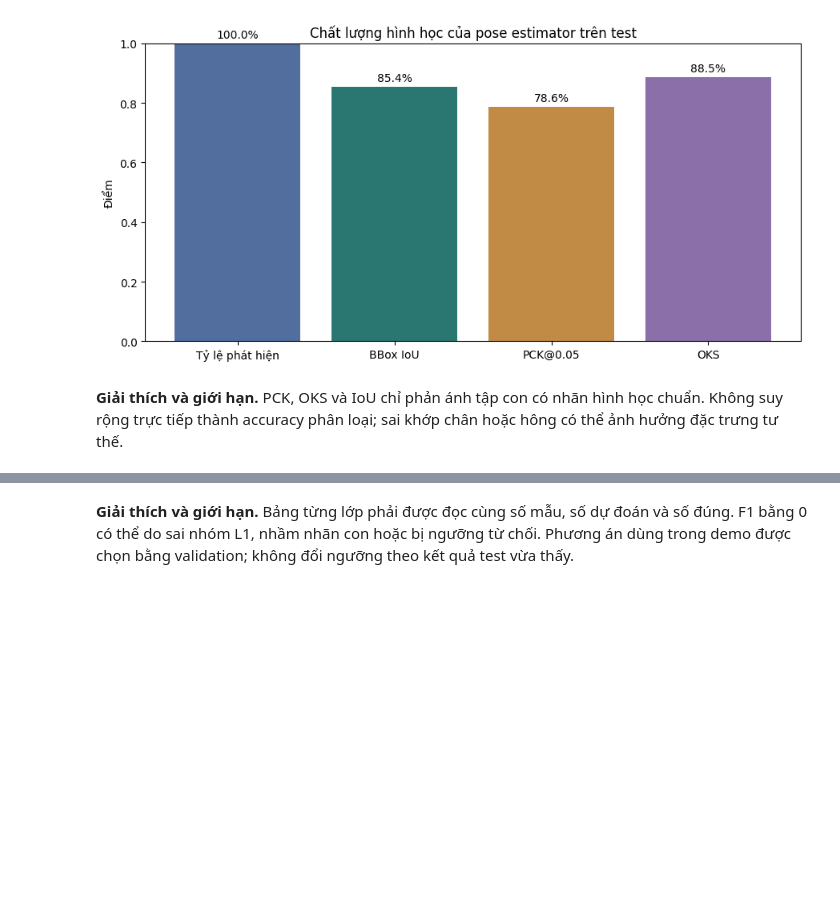
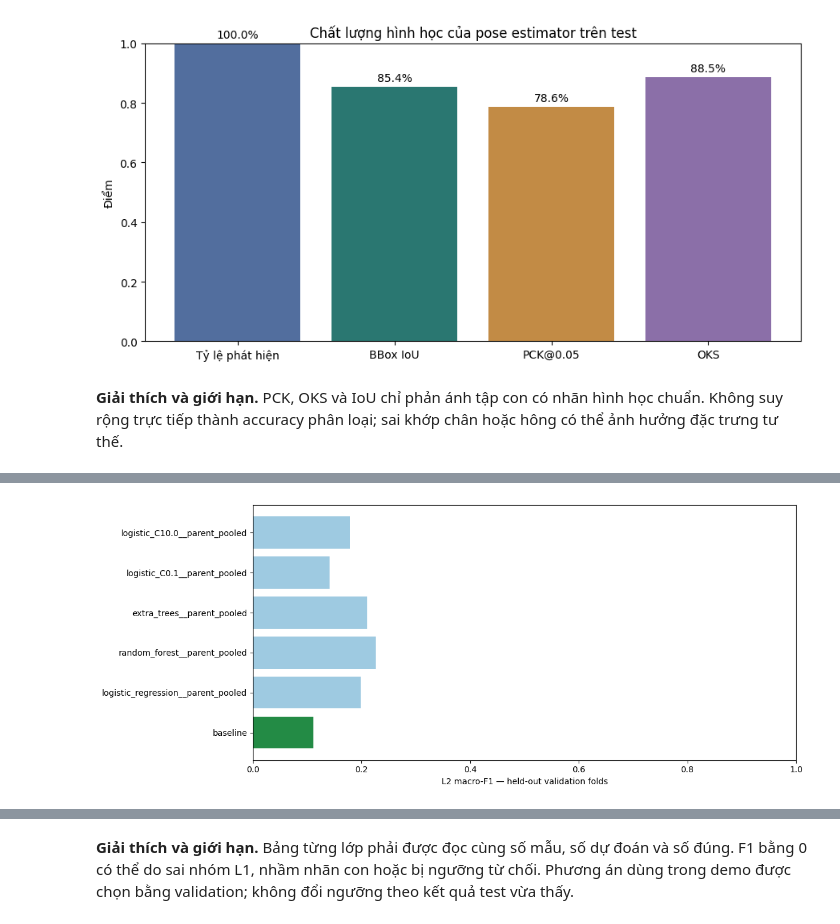
Before and after one commit to KimNgan369/Thangka_Pose_Training, a Jupyter notebook: Thangka_Pose_Training.ipynb, the cells around one changed output, grey strips where cells are left out. Saved outputs shown, nothing was run; the diff lists cells and outputs as text; code cells hidden in the pictures; blank space fills up the shorter version.

```diff
--- a/Thangka_Pose_Training.ipynb
+++ b/Thangka_Pose_Training.ipynb
@@ -2349,7 +3042,69 @@ kp_threshold_choice = kp_class_choice
 keypoint_run_dir = RUN_ROOT / "keypoint_classifier"
 keypoint_run_dir.mkdir(parents=True, exist_ok=True)
 keypoint_test_pose_ok = np.asarray([m["detected"] for m in pose_feature_metadata], dtype=bool)[test_idx]
+# Preserve the exact legacy-trained winner and its gate before the controlled round.
+keypoint_baseline = {
+    "model": keypoint_model_name, "best": keypoint_best,
+    "temperatures": keypoint_temperatures,
+    "gate": {"l1_threshold": keypoint_l1_threshold, "l2_threshold": keypoint_threshold,
+             "evidence_threshold": keypoint_l2_evidence_threshold,
+             "class_thresholds": dict(keypoint_class_thresholds),
+             "l1_choice": keypoint_l1_choice, "threshold_choice": kp_threshold_choice},
+}
+keypoint_round_report = {"enabled": False, "selected": "baseline", "test_used_for_selection": False}
+if KEYPOINT_CONTROLLED_ROUND:
+    payload, keypoint_round_report = controlled_keypoint_round(
+        keypoint_trials, keypoint_model_name, keypoint_temperatures, keypoint_baseline["gate"],
+        indices, [row for row in rows if row["split"] == "val"], keypoint_val_pose_ok,
+        snapshot["registry"], KEYPOINT_CALIBRATION_SEED)
+    keypoint_round_report["enabled"] = True
+    keypoint_model_name = payload["model"]
+    keypoint_best = keypoint_trials[keypoint_model_name]
+    keypoint_temperatures = payload["temperatures"]
+    keypoint_val_outputs = payload["outputs"]
+    selected_gate = payload["gate"]
+    keypoint_l1_threshold = selected_gate["l1_threshold"]
+    keypoint_threshold = selected_gate["l2_threshold"]
+    keypoint_l2_evidence_threshold = selected_gate["evidence_threshold"]
+    keypoint_class_thresholds = selected_gate["class_thresholds"]
+    keypoint_l1_choice = selected_gate["l1_choice"]
+    kp_threshold_choice = selected_gate["threshold_choice"]
+    keypoint_c2_2_choice = kp_threshold_choice["per_class"]["C2.2"]
+    round_rows = []
+    for name, trial in keypoint_round_report["trials"].items():
+        round_rows.append({"candidate": name, "eligible": trial["eligible"],
+                           "selected": name == keypoint_round_report["selected"],
+                           **{f"{split}_{k}": v for split in ["validation", "crossfit"]
+                              for k, v in trial[split].items() if k != "per_class"}})
+    round_df = pd.DataFrame(round_rows)
+    round_df.to_csv(keypoint_run_dir / "controlled_validation_comparison.csv", index=False, encoding="utf-8-sig")
+    display(round_df[["candidate", "eligible", "selected", "crossfit_l1_macro_f1",
+                      "crossfit_l2_macro_f1", "crossfit_l2_precision", "crossfit_blank_acceptance"]])
+    fig, ax = plt.subplots(figsize=(12, 5))
+    ax.barh(round_df["candidate"], round_df["crossfit_l2_macro_f1"],
+            color=["#238b45" if value else "#9ecae1" for value in round_df["selected"]])
+    ax.set_xlabel("L2 macro-F1 — held-out validation folds")
+    ax.set_xlim(0, 1)
+    fig.tight_layout()
+    save_figure(fig, "06_keypoint_controlled_validation.png")
+    plt.show()
+(keypoint_run_dir / "controlled_round.json").write_text(
+    json.dumps(keypoint_round_report, ensure_ascii=False, indent=2), encoding="utf-8")
+joblib.dump({
+    "model_schema": MODEL_SCHEMA, "model_name": keypoint_baseline["model"],
+    "l1_model": keypoint_baseline["best"]["l1_model"],
+    "l2_models": keypoint_baseline["best"]["l2_models"],
+    "evidence_model": keypoint_baseline["best"]["evidence_model"],
+    "indices": indices, "temperatures": keypoint_baseline["temperatures"],
+    "l1_threshold": keypoint_baseline["gate"]["l1_threshold"],
+    "l2_threshold": keypoint_baseline["gate"]["l2_threshold"],
+    "l2_evidence_threshold": keypoint_baseline["gate"]["evidence_threshold"],
+    "class_thresholds": keypoint_baseline["gate"]["class_thresholds"],
+    "feature_dimension": int(pose_geometry_features.shape[1]),
+}, keypoint_run_dir / "baseline_keypoint_classifier.joblib")
+
 keypoint_selection = {
+    "controlled_round": {k: v for k, v in keypoint_round_report.items() if k not in ("trials", "folds")},
     "model": keypoint_model_name,
     "class_weight_rule": f"normalized inverse-frequency power {CLASS_WEIGHT_POWER:g}, computed from train only",
     "l2_training": "separate classifier within each L1 branch",
@@ -2391,7 +3146,11 @@ for image_weight in [0.0, 0.25, 0.5, 0.75, 1.0]:
     deployment_trials.append({"image_weight": image_weight, "l1_threshold": l1_choice["threshold"],
                               "l2_threshold": t2, "evidence_threshold": te, "class_thresholds": tc,
                               "l1_choice": l1_choice, "threshold_choice": choice, "quality": quality})
-deployment_selection = max(deployment_trials, key=lambda r: r["quality"]["score"])
+deployment_anchor = next(i for i, trial in enumerate(deployment_trials) if trial["image_weight"] == 1.0)
+deployment_choice, deployment_guard = select_guarded_candidate(
+    {i: trial["quality"] for i, trial in enumerate(deployment_trials)},
+    deployment_anchor, len(image_val_outputs["y1"]))
+deployment_selection = dict(deployment_trials[deployment_choice], selection_guard=deployment_guard)
 deployment_l1_threshold = deployment_selection["l1_threshold"]
 deployment_threshold = deployment_selection["l2_threshold"]
 deployment_evidence_threshold = deployment_selection["evidence_threshold"]
@@ -2418,6 +3177,32 @@ keypoint_test_metrics = save_test_predictions(
 )
 (keypoint_run_dir / "test_metrics.json").write_text(json.dumps(keypoint_test_metrics, ensure_ascii=False, indent=2), encoding="utf-8")
 
+# Evaluate both already-locked keypoint pipelines on the same test rows.
+# These results never alter models, gates, or the image deployment selection.
+baseline_test_outputs = apply_temperatures(outputs_from_classifiers(
+    keypoint_baseline["best"]["l1_model"], keypoint_baseline["best"]["l2_models"],
+    keypoint_baseline["best"]["evidence_model"], pose_geometry_features[test_idx],
+    y_l1[test_idx], y_l2[test_idx]), keypoint_baseline["temperatures"])
+baseline_gate = keypoint_baseline["gate"]
+baseline_test_metrics = save_test_predictions(
+    keypoint_run_dir / "baseline_test_predictions.csv", rows, baseline_test_outputs, indices,
+    baseline_gate["l2_threshold"], baseline_gate["l1_threshold"], keypoint_test_pose_ok,
+    baseline_gate["evidence_threshold"], baseline_gate["class_thresholds"])
+(keypoint_run_dir / "baseline_test_metrics.json").write_text(
+    json.dumps(baseline_test_metrics, ensure_ascii=False, indent=2), encoding="utf-8")
+selected_gate = {"l1_threshold": keypoint_l1_threshold, "l2_threshold": keypoint_threshold,
+                 "evidence_threshold": keypoint_l2_evidence_threshold,
+                 "class_thresholds": keypoint_class_thresholds}
+comparison_rows, per_class_rows = [], []
+for variant, outputs, gate in [("baseline", baseline_test_outputs, baseline_gate),
+                                ("selected", keypoint_test_outputs, selected_gate)]:
+    metrics = kp_decision_metrics(outputs, indices, gate, keypoint_test_pose_ok)
+    comparison_rows.append({"variant": variant, **{k: v for k, v in metrics.items() if k != "per_class"}})
+    per_class_rows.extend({"variant": variant, **record} for record in metrics["per_class"])
+pd.DataFrame(comparison_rows).to_csv(keypoint_run_dir / "controlled_test_comparison.csv", index=False)
+pd.DataFrame(per_class_rows).to_csv(keypoint_run_dir / "controlled_test_per_class.csv", index=False)
+display(pd.DataFrame(comparison_rows))
+
 deployment_test_outputs = fuse_outputs(image_test_outputs, keypoint_test_outputs, indices,
                                        deployment_selection["image_weight"], keypoint_test_pose_ok)
 deployment_test_metrics = save_test_predictions(deployment_dir / "test_predictions.csv", rows, deployment_test_outputs,
@@ -2456,0 +3247 @@ Trọng số nhánh ảnh được chọn trên validation: 1.0
+[figure, added]
```
Also changed, not shown: parts of 25 cells of this notebook, 16 other files.
